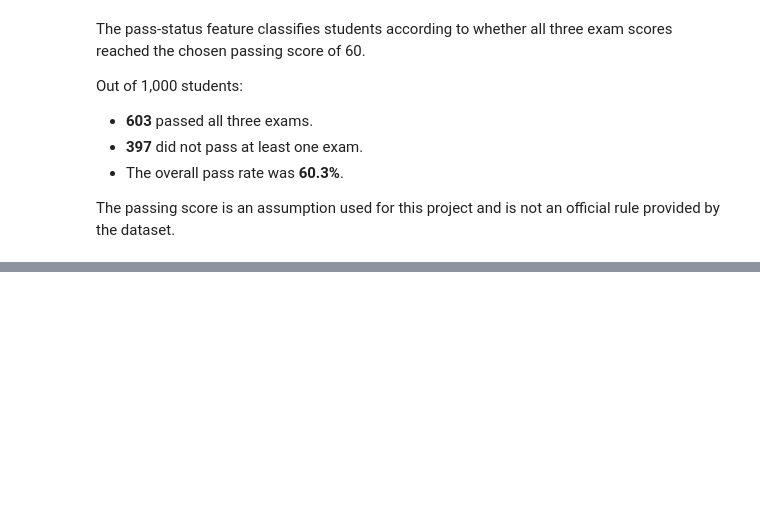
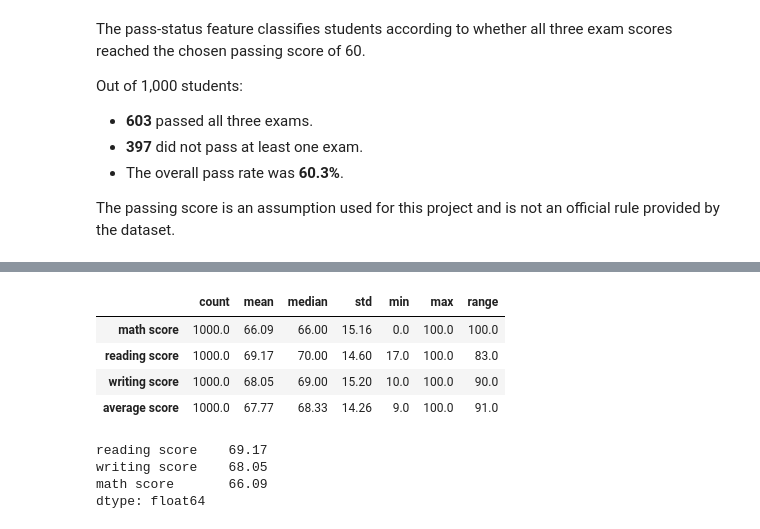
Before and after one commit to FawazKhaled/KAUSTxAI-Training, a Jupyter notebook: Rung_1/eda.ipynb, the cells around one changed output, grey strips where cells are left out. Drawn from its saved outputs; the diff is of its cells as text; code cells hidden in the pictures; blank space fills up the shorter version.

```diff
--- a/Rung_1/eda.ipynb
+++ b/Rung_1/eda.ipynb
@@ -355,0 +365,6 @@ The passing score is an assumption used for this project and is not an official
+# %%
+numerical_columns = score_columns + ["average score"]
+# %%
+summary_statistics = (df[numerical_columns].agg(["count", "mean", "median", "std", "min", "max"]).T.round(2))
+
+summary_statistics
@@ -355,0 +377,19 @@ The passing score is an assumption used for this project and is not an official
+# %%
+summary_statistics["range"] = (summary_statistics["max"] - summary_statistics["min"])
+
+summary_statistics
+# %% [output]
+|  | count | mean | median | std | min | max | range |
+| math score | 1000.0 | 66.09 | 66.00 | 15.16 | 0.0 | 100.0 | 100.0 |
+| reading score | 1000.0 | 69.17 | 70.00 | 14.60 | 17.0 | 100.0 | 83.0 |
+| writing score | 1000.0 | 68.05 | 69.00 | 15.20 | 10.0 | 100.0 | 90.0 |
+| average score | 1000.0 | 67.77 | 68.33 | 14.26 | 9.0 | 100.0 | 91.0 |
+# %%
+subject_averages = (df[score_columns].mean().sort_values(ascending=False).round(2))
+
+subject_averages
+# %% [output]
+reading score    69.17
+writing score    68.05
+math score       66.09
+dtype: float64
```
Also changed, not shown: parts of 8 cells of this notebook.
